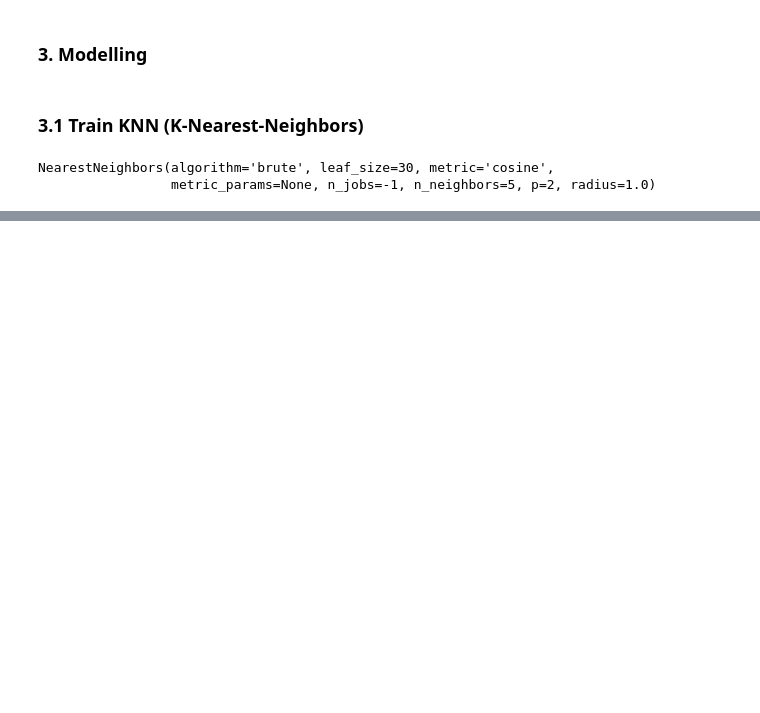
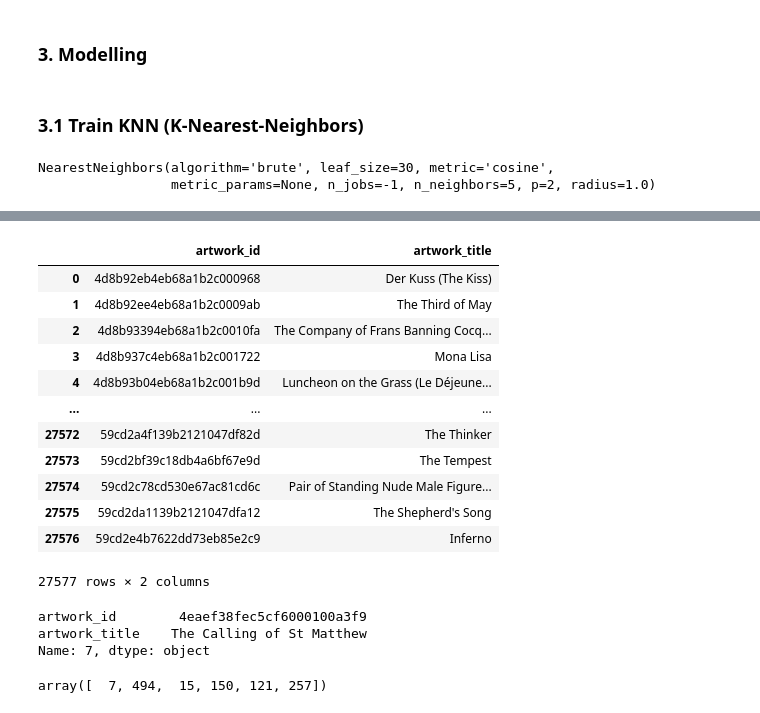
Before and after one commit to sabrinarubert/artRecommender, a Jupyter notebook: 01_Notebooks/art_recommender.ipynb, the cells around one changed output, grey strips where cells are left out. Drawn from its saved outputs; the diff is of its cells as text; code cells hidden in the pictures; blank space fills up the shorter version.

```diff
--- a/01_Notebooks/Untitled.ipynb
+++ b/01_Notebooks/art_recommender.ipynb
@@ -181,0 +210,22 @@ Name: 4eb83745f8b5270001008674, Length: 502, dtype: float64
+# %%
+artworkList.drop_duplicates().sort_values("artwork_id").reset_index(drop=True)
+# %% [output]
+|  | artwork_id | artwork_title |
+| 0 | 4d8b92eb4eb68a1b2c000968 | Der Kuss (The Kiss) |
+| 1 | 4d8b92ee4eb68a1b2c0009ab | The Third of May |
+| 2 | 4d8b93394eb68a1b2c0010fa | The Company of Frans Banning Cocq... |
+| 3 | 4d8b937c4eb68a1b2c001722 | Mona Lisa |
+| 4 | 4d8b93b04eb68a1b2c001b9d | Luncheon on the Grass (Le Déjeune... |
+| ... | ... | ... |
+| 27572 | 59cd2a4f139b2121047df82d | The Thinker |
+| 27573 | 59cd2bf39c18db4a6bf67e9d | The Tempest |
+| 27574 | 59cd2c78cd530e67ac81cd6c | Pair of Standing Nude Male Figure... |
+| 27575 | 59cd2da1139b2121047dfa12 | The Shepherd's Song |
+| 27576 | 59cd2e4b7622dd73eb85e2c9 | Inferno |
+27577 rows × 2 columns
+# %%
+artworkList.iloc[7]
+# %% [output]
+artwork_id        4eaef38fec5cf6000100a3f9
+artwork_title    The Calling of St Matthew
+Name: 7, dtype: object
@@ -181,0 +235,4 @@ Name: 4eb83745f8b5270001008674, Length: 502, dtype: float64
+# %%
+indices.flatten()
+# %% [output]
+array([  7, 494,  15, 150, 121, 257])
```
Also changed, not shown: parts of 17 cells of this notebook, 3 other files.
